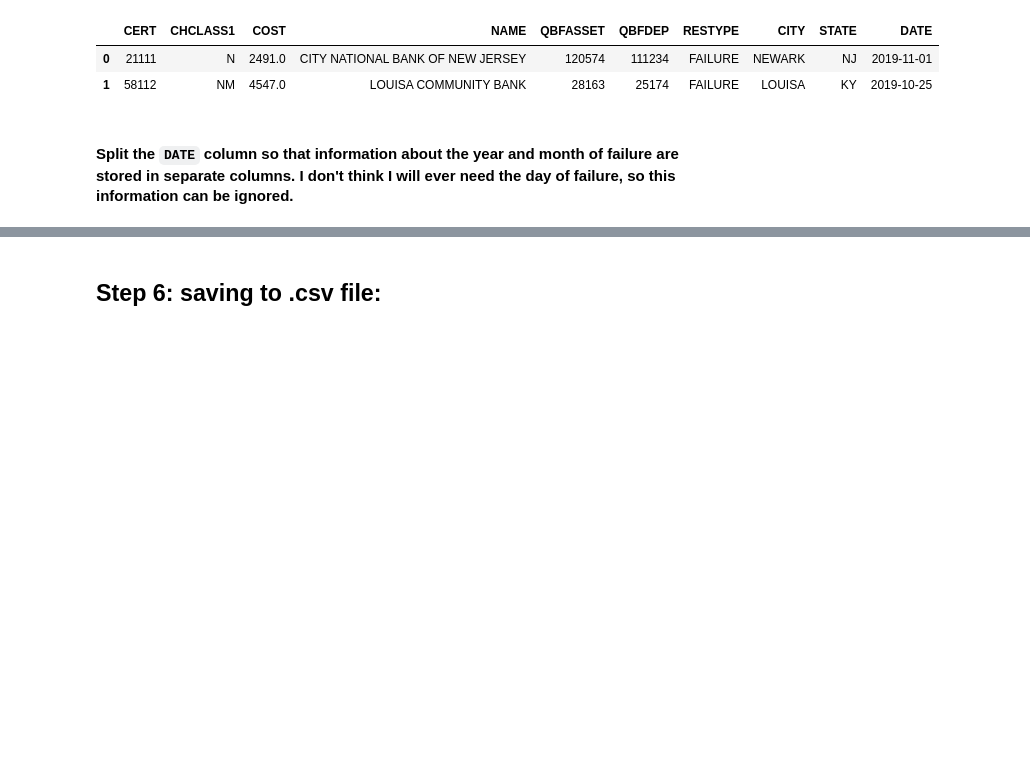
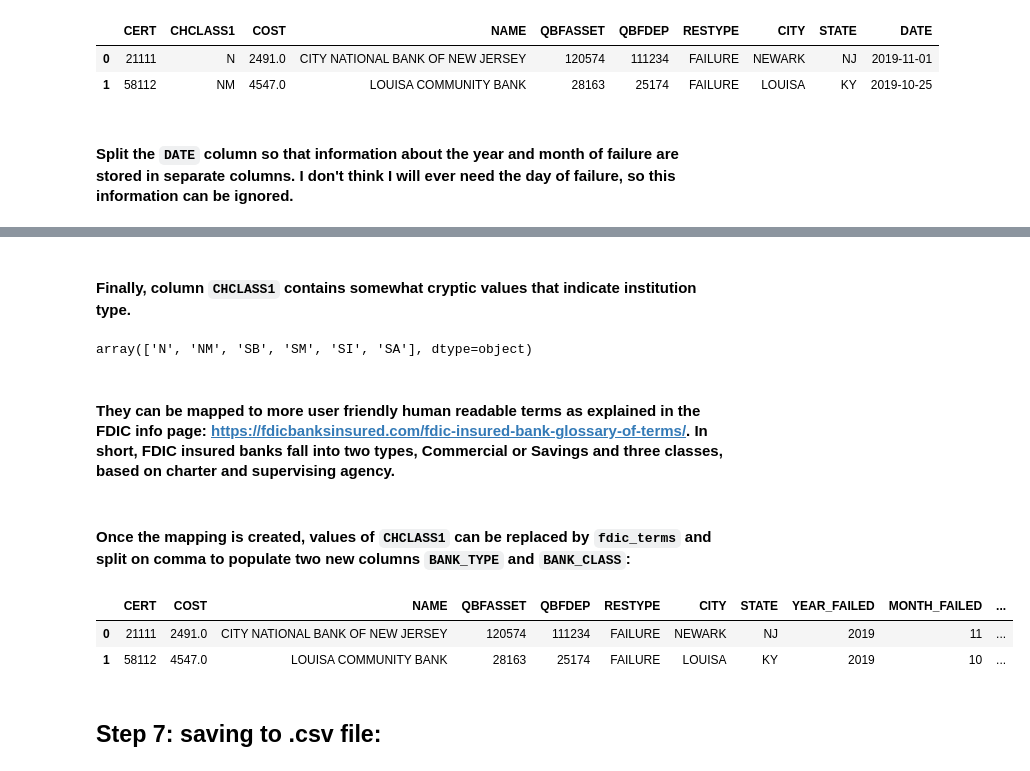
Before and after one commit to allaccountstaken/best_of_Python, a Jupyter notebook: M8/Exercise_DataPreprocessing.ipynb, the cells around one changed output, grey strips where cells are left out. Drawn from its saved outputs; the diff is of its cells as text; code cells hidden in the pictures; blank space fills up the shorter version.

Commit message:
added mapping of bank types

```diff
--- a/M8/Exercise_DataPreprocessing.ipynb
+++ b/M8/Exercise_DataPreprocessing.ipynb
@@ -243,4 +245,30 @@ df.head(10)
+# %% [markdown]
+#### Finally, column `CHCLASS1` contains somewhat cryptic values that indicate institution type.
+# %%
+df['CHCLASS1'].unique()
+# %% [output]
+array(['N', 'NM', 'SB', 'SM', 'SI', 'SA'], dtype=object)
+# %% [markdown]
+#### They can be mapped to more user friendly human readable terms as explained in the FDIC info page: https://fdicbanksinsured.com/fdic-insured-bank-glossary-of-terms/. In short, FDIC insured banks fall into two types, Commercial or Savings and three classes, based on charter and supervising agency.
+# %%
+fdic_terms = {'N':'Commercial, National FRS Banks',
+              'NM': 'Commercial, State Chartered non-FRS Banks',
+              'SB':'Savings, Federal Savings Bank',
+              'SM':'Commercial, State Chartered FRS Banks',
+              'SI':'Savings, State Savings FDIC Banks',
+              'SA':'Savings, Federal & State Savings and Loans'}
+# %% [markdown]
+#### Once the mapping is created, values of `CHCLASS1` can be replaced by `fdic_terms` and split on comma to populate two new columns `BANK_TYPE` and `BANK_CLASS`:
+# %%
+df['CHCLASS1'].replace(fdic_terms, inplace=True)
+df[['BANK_TYPE', 'BANK_CLASS']] = df['CHCLASS1'].str.split(',', expand=True)
+df.drop('CHCLASS1', axis=1, inplace=True)
+df.head(2)
+# %% [output]
+|  | CERT | COST | NAME | QBFASSET | QBFDEP | RESTYPE | CITY | STATE | YEAR_FAILED | MONTH_FAILED | ... |
+| 0 | 21111 | 2491.0 | CITY NATIONAL BANK OF NEW JERSEY | 120574 | 111234 | FAILURE | NEWARK | NJ | 2019 | 11 | ... |
+| 1 | 58112 | 4547.0 | LOUISA COMMUNITY BANK | 28163 | 25174 | FAILURE | LOUISA | KY | 2019 | 10 | ... |
 # %% [markdown]
-## Step 6: saving to .csv file:
+## Step 7: saving to .csv file:
 # %%
 df.to_csv('failed_banks_cleaned.csv')
```
Also changed, not shown: parts of 1 cell of this notebook, 1 other file.
